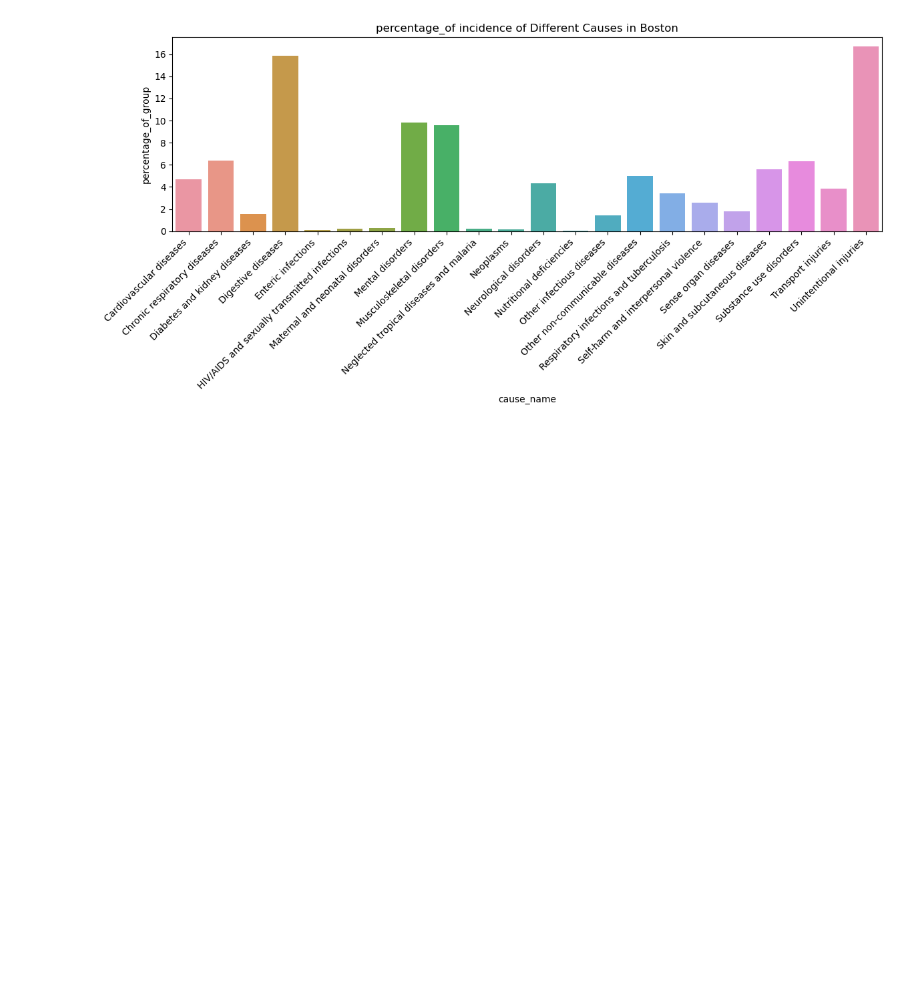
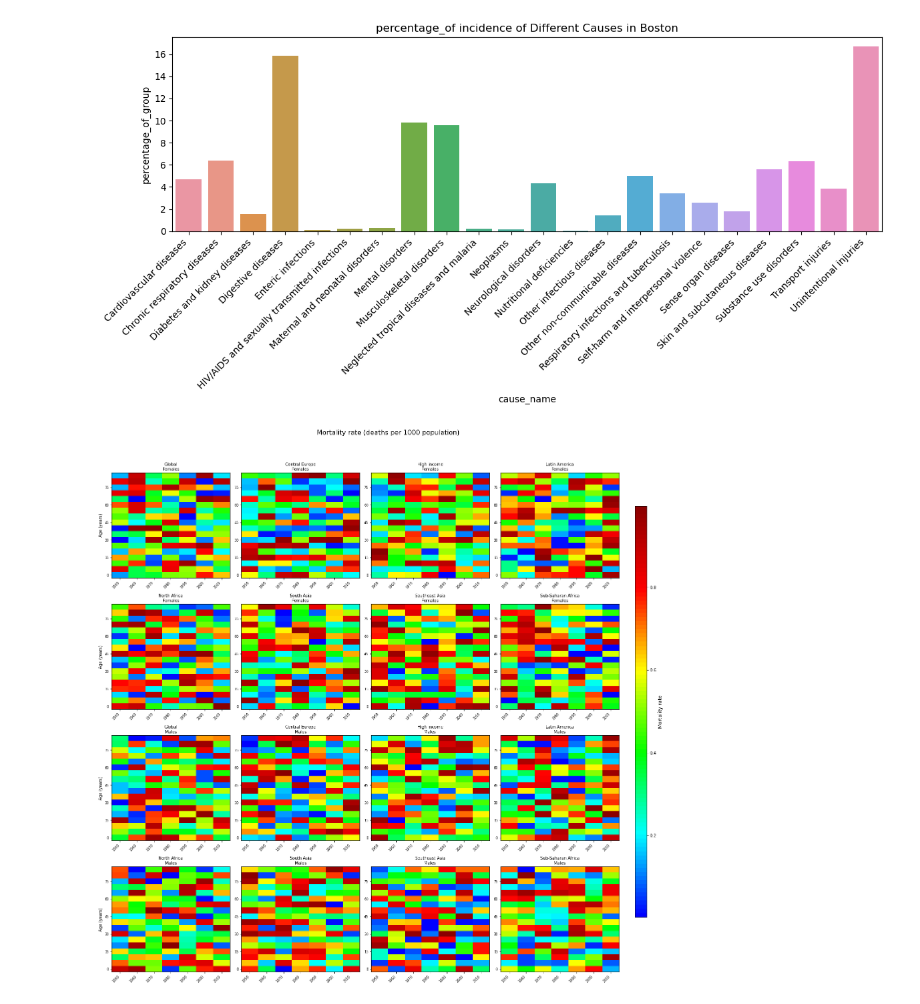
Before and after one commit to JewelsHovan/Milestone-I, a Jupyter notebook: src/Compare_Boston_vs_Massachusetts_for_disease_incidence.ipynb, the cells around one changed output. Cells and saved outputs as stored; diff of their text form; code cells hidden in the pictures; blank space fills up the shorter version.

```diff
--- a/src/Compare_Boston_vs_Massachusetts_for_disease_incidence.ipynb
+++ b/src/Compare_Boston_vs_Massachusetts_for_disease_incidence.ipynb
@@ -767,3 +767,59 @@ plot_incidence_by_cause(aggregated_df, 'Male', '15-49 years', "United States of
 plot_incidence_by_cause(combined_df, 'Male', '15-49 years', "Boston", "2011 - 2013")
 # %% [output]
 [figure]
+# %%
+#Python script to generate mortality rate heatmap
+
+
+import numpy as np
+import matplotlib.pyplot as plt
+from matplotlib.colors import LinearSegmentedColormap
+
+# Generate sample data
+years = np.arange(1950, 2011, 10)
+ages = np.arange(0, 86, 5)
+regions = ['Global', 'Central Europe', 'High income', 'Latin America',
+           'North Africa', 'South Asia', 'Southeast Asia', 'Sub-Saharan Africa']
+genders = ['Females', 'Males']
+
+# Create custom colormap
+colors = ['#0000FF', '#00FFFF', '#00FF00', '#FFFF00', '#FF0000', '#8B0000']
+n_bins = 100
+cmap = LinearSegmentedColormap.from_list('custom', colors, N=n_bins)
+
+# Function to generate random data for demonstration
+def generate_data(shape):
+    return np.random.rand(*shape)
+
+# Create the figure and axes
+fig, axes = plt.subplots(4, 4, figsize=(20, 20))
+fig.suptitle('Mortality rate (deaths per 1000 population)', fontsize=16)
+
+# Plot heatmaps
+for i, gender in enumerate(genders):
+    for j, region in enumerate(regions):
+        ax = axes[i*2 + j//4, j%4]
+        data = generate_data((len(ages), len(years)))
+
+        im = ax.imshow(data, cmap=cmap, aspect='auto', origin='lower')
+        ax.set_title(f'{region}\n{gender}', fontsize=10)
+
+        # Set x and y ticks
+        ax.set_xticks(range(len(years)))
+        ax.set_xticklabels(years, rotation=45, ha='right', fontsize=8)
+        ax.set_yticks(range(0, len(ages), 3))
+        ax.set_yticklabels(ages[::3], fontsize=8)
+
+        # Add y-axis label for leftmost plots
+        if j % 4 == 0:
+            ax.set_ylabel('Age (years)', fontsize=10)
+
+# Add colorbar
+cbar_ax = fig.add_axes([0.92, 0.15, 0.02, 0.7])
+cbar = fig.colorbar(im, cax=cbar_ax)
+cbar.set_label('Mortality rate', fontsize=12)
+
+plt.tight_layout(rect=[0, 0.03, 0.9, 0.95])
+plt.show()
+# %% [output]
+[figure, added]
```
